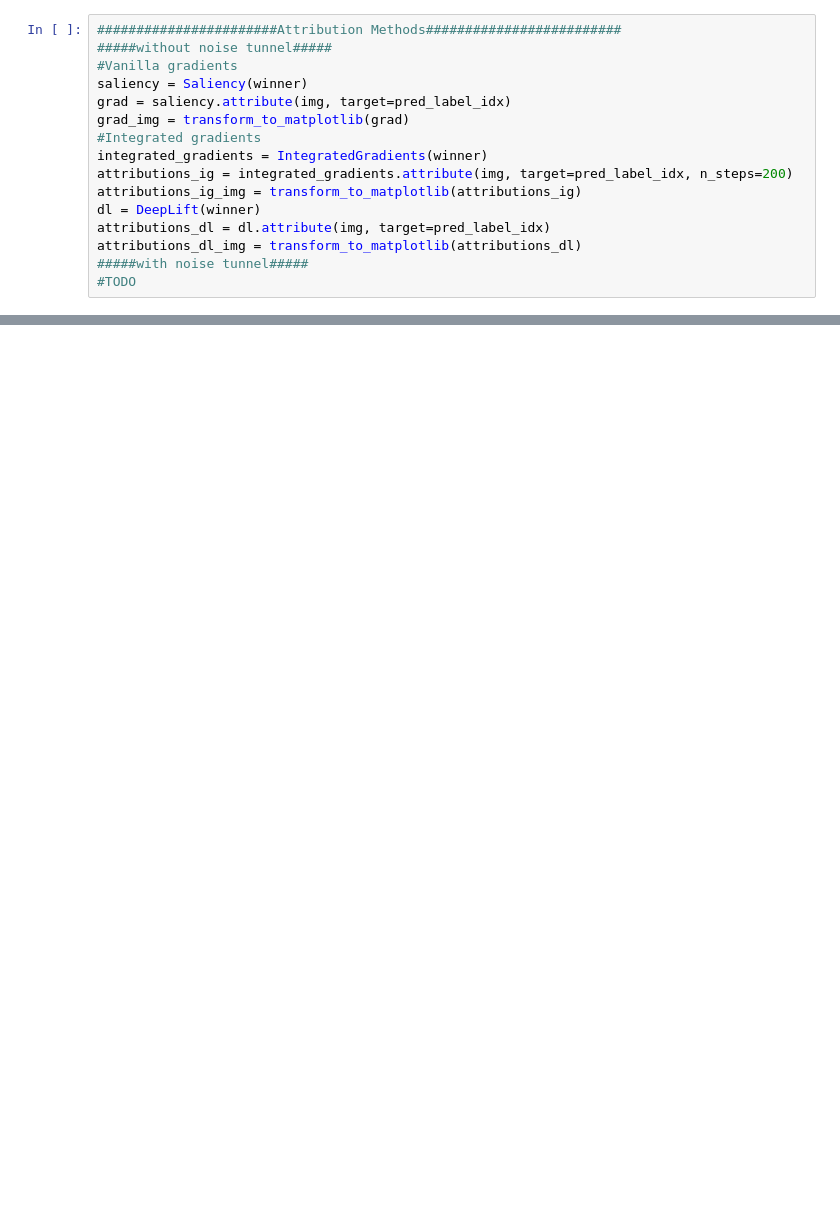
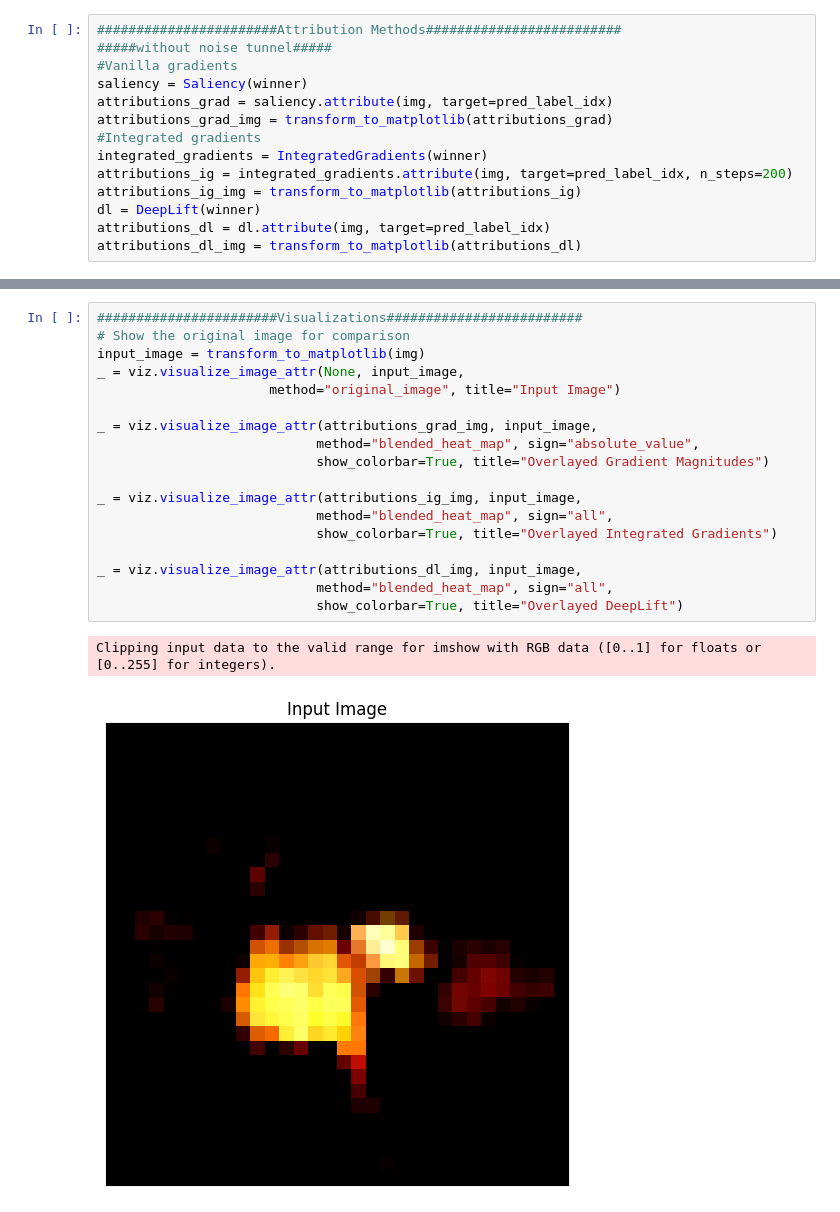
Before and after one commit to Newida/LTHandRashomon, a Jupyter notebook: test.ipynb, the cells around one changed output, grey strips where cells are left out. Saved outputs shown, nothing was run; the diff lists cells and outputs as text; blank space fills up the shorter version.

```diff
--- a/test.ipynb
+++ b/test.ipynb
@@ -94,8 +111,8 @@ Predicted:  frog ( 0.9999858140945435 )
 #####without noise tunnel#####
 #Vanilla gradients
 saliency = Saliency(winner)
-grad = saliency.attribute(img, target=pred_label_idx)
-grad_img = transform_to_matplotlib(grad)
+attributions_grad = saliency.attribute(img, target=pred_label_idx)
+attributions_grad_img = transform_to_matplotlib(attributions_grad)
 #Integrated gradients
 integrated_gradients = IntegratedGradients(winner)
 attributions_ig = integrated_gradients.attribute(img, target=pred_label_idx, n_steps=200)
@@ -103,5 +120,3 @@ attributions_ig_img = transform_to_matplotlib(attributions_ig)
 dl = DeepLift(winner)
 attributions_dl = dl.attribute(img, target=pred_label_idx)
 attributions_dl_img = transform_to_matplotlib(attributions_dl)
-#####with noise tunnel#####
-#TODO
@@ -134,0 +126,21 @@ Clipping input data to the valid range for imshow with RGB data ([0..1] for floa
+# %%
+#######################Visualizations#########################
+# Show the original image for comparison
+input_image = transform_to_matplotlib(img)
+_ = viz.visualize_image_attr(None, input_image,
+                      method="original_image", title="Input Image")
+
+_ = viz.visualize_image_attr(attributions_grad_img, input_image,
+                            method="blended_heat_map", sign="absolute_value",
+                            show_colorbar=True, title="Overlayed Gradient Magnitudes")
+
+_ = viz.visualize_image_attr(attributions_ig_img, input_image,
+                            method="blended_heat_map", sign="all",
+                            show_colorbar=True, title="Overlayed Integrated Gradients")
+
+_ = viz.visualize_image_attr(attributions_dl_img, input_image,
+                            method="blended_heat_map", sign="all",
+                            show_colorbar=True, title="Overlayed DeepLift")
+# %% [output]
+Clipping input data to the valid range for imshow with RGB data ([0..1] for floats or [0..255] for integers).
+[figure, added]
```
Also changed, not shown: parts of 8 cells of this notebook, 1 other file.
